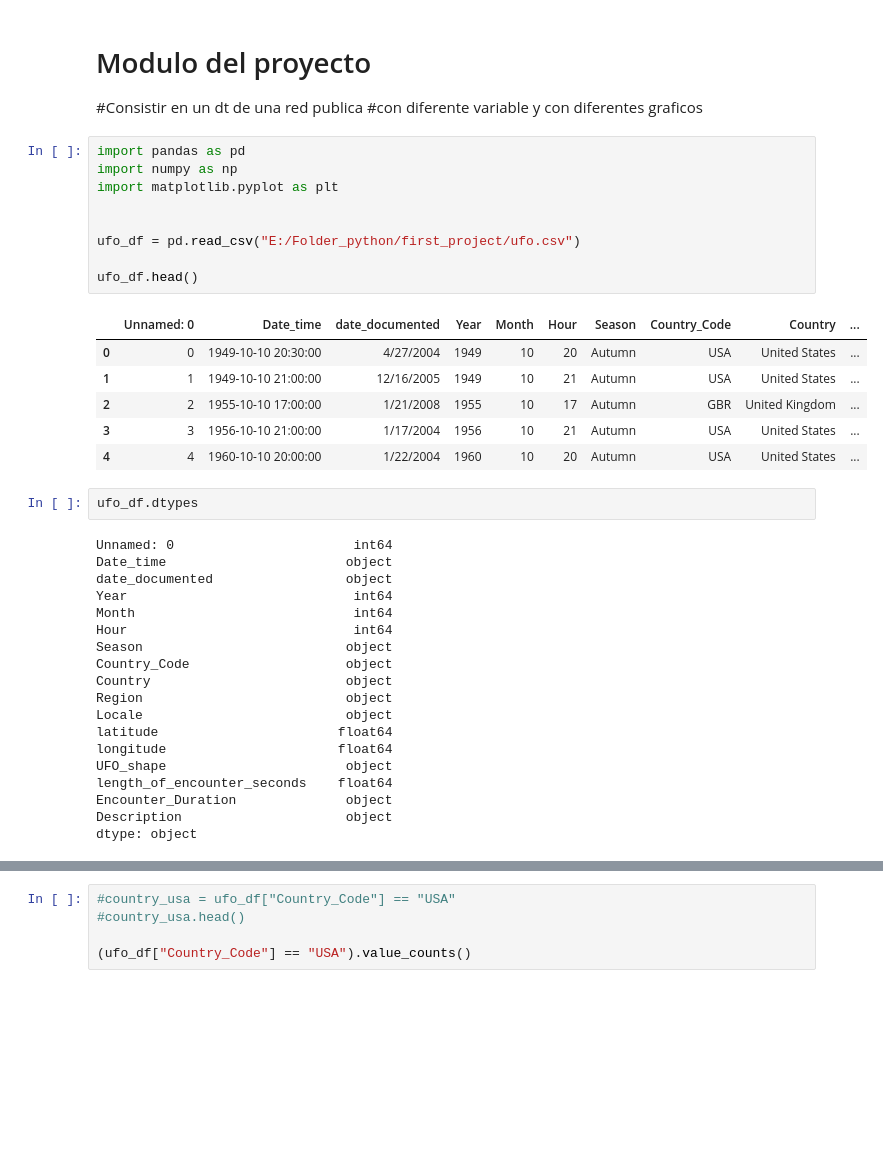
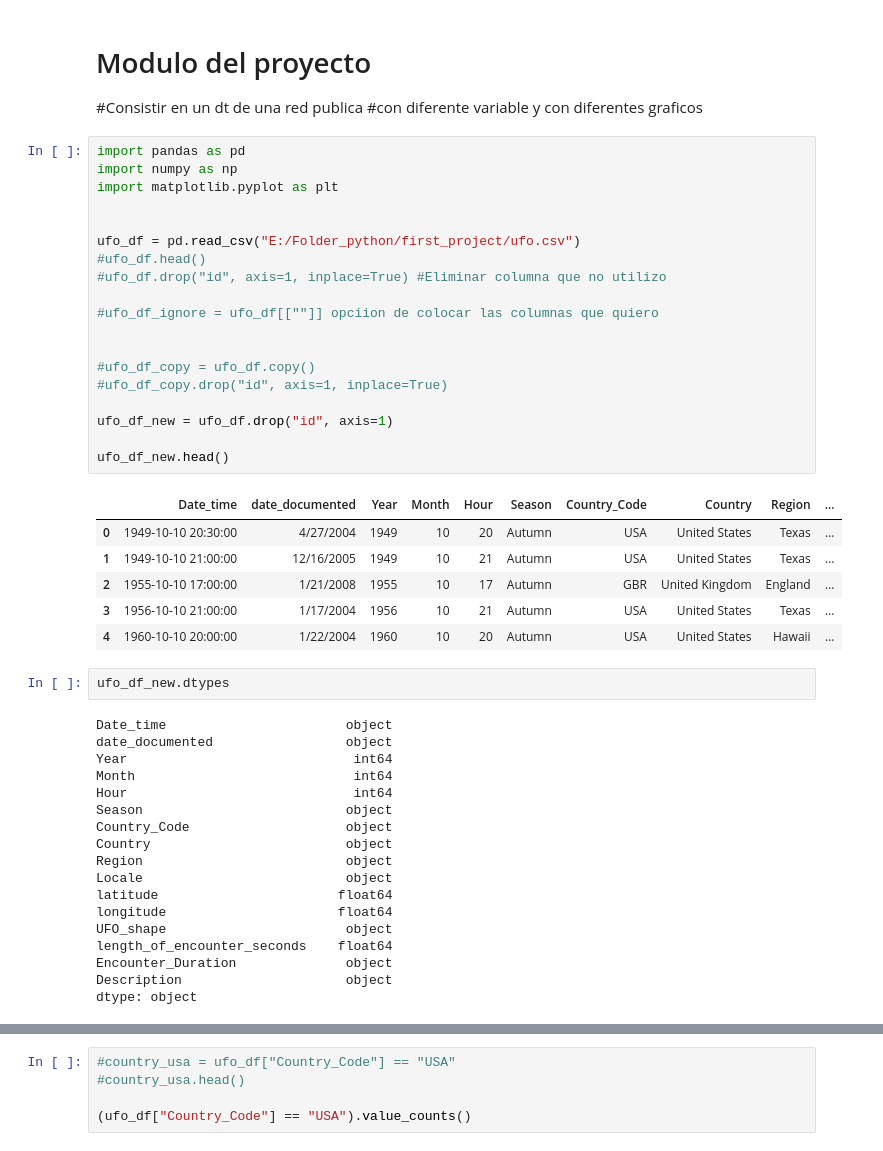
Before and after one commit to awchacon/first_project, a Jupyter notebook: first_project.ipynb, the cells around one changed output, grey strips where cells are left out. Cells and saved outputs as stored; diff of their text form; blank space fills up the shorter version.

```diff
--- a/first_project.ipynb
+++ b/first_project.ipynb
@@ -5,23 +5,32 @@
 # %%
 import pandas as pd
 import numpy as np
 import matplotlib.pyplot as plt
 
 
 ufo_df = pd.read_csv("E:/Folder_python/first_project/ufo.csv")
+#ufo_df.head()
+#ufo_df.drop("id", axis=1, inplace=True) #Eliminar columna que no utilizo
 
-ufo_df.head()
+#ufo_df_ignore = ufo_df[[""]] opciion de colocar las columnas que quiero
+
+
+#ufo_df_copy = ufo_df.copy()
+#ufo_df_copy.drop("id", axis=1, inplace=True)
+
+ufo_df_new = ufo_df.drop("id", axis=1)
+
+ufo_df_new.head()
 # %% [output]
-|  | Unnamed: 0 | Date_time | date_documented | Year | Month | Hour | Season | Country_Code | Country | ... |
-| 0 | 0 | 1949-10-10 20:30:00 | 4/27/2004 | 1949 | 10 | 20 | Autumn | USA | United States | ... |
-| 1 | 1 | 1949-10-10 21:00:00 | 12/16/2005 | 1949 | 10 | 21 | Autumn | USA | United States | ... |
-| 2 | 2 | 1955-10-10 17:00:00 | 1/21/2008 | 1955 | 10 | 17 | Autumn | GBR | United Kingdom | ... |
-| 3 | 3 | 1956-10-10 21:00:00 | 1/17/2004 | 1956 | 10 | 21 | Autumn | USA | United States | ... |
-| 4 | 4 | 1960-10-10 20:00:00 | 1/22/2004 | 1960 | 10 | 20 | Autumn | USA | United States | ... |
+|  | Date_time | date_documented | Year | Month | Hour | Season | Country_Code | Country | Region | ... |
+| 0 | 1949-10-10 20:30:00 | 4/27/2004 | 1949 | 10 | 20 | Autumn | USA | United States | Texas | ... |
+| 1 | 1949-10-10 21:00:00 | 12/16/2005 | 1949 | 10 | 21 | Autumn | USA | United States | Texas | ... |
+| 2 | 1955-10-10 17:00:00 | 1/21/2008 | 1955 | 10 | 17 | Autumn | GBR | United Kingdom | England | ... |
+| 3 | 1956-10-10 21:00:00 | 1/17/2004 | 1956 | 10 | 21 | Autumn | USA | United States | Texas | ... |
+| 4 | 1960-10-10 20:00:00 | 1/22/2004 | 1960 | 10 | 20 | Autumn | USA | United States | Hawaii | ... |
 # %%
-ufo_df.dtypes
+ufo_df_new.dtypes
 # %% [output]
-Unnamed: 0                       int64
 Date_time                       object
 date_documented                 object
 Year                             int64
```
Also changed, not shown: parts of 18 cells of this notebook, 2 other files.
